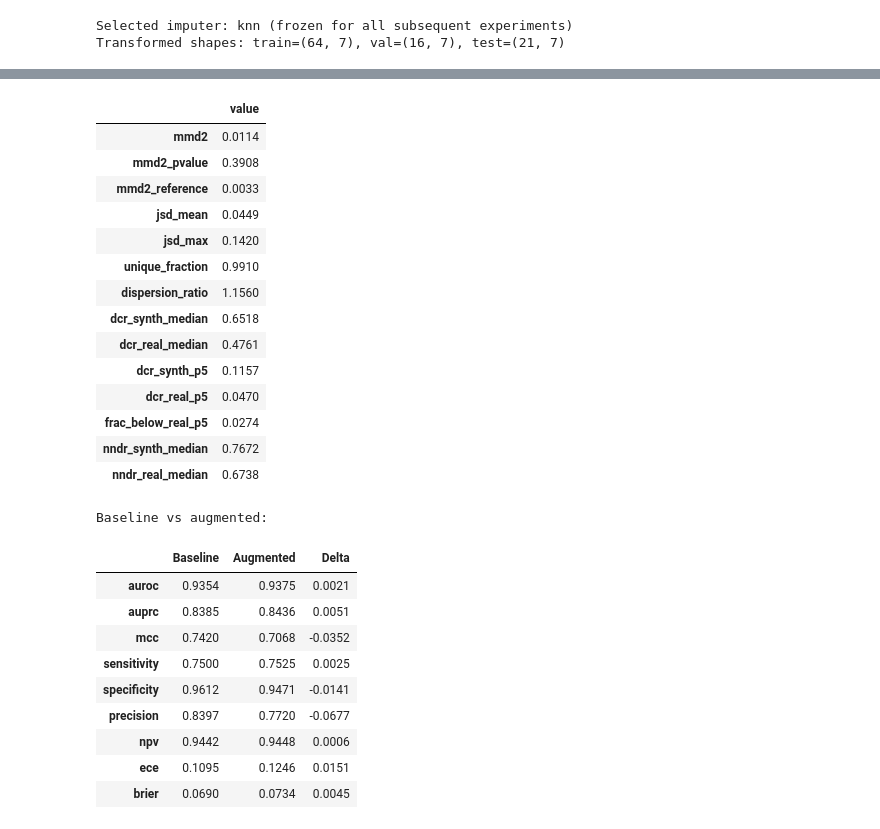
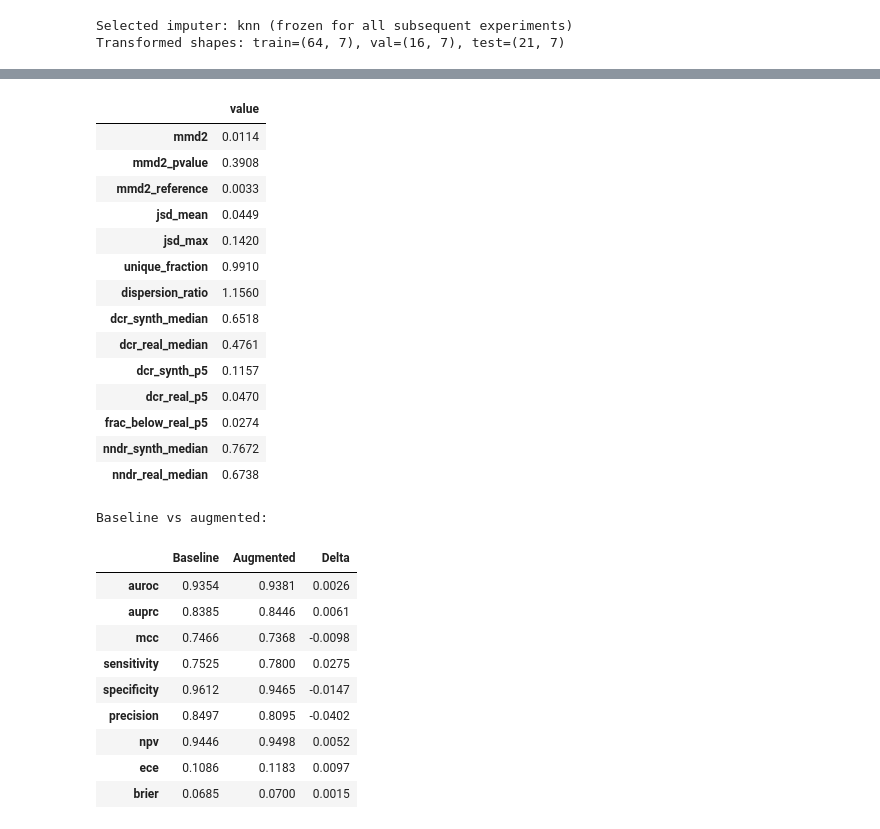
Before and after one commit to syriuslab/GAN_Augmented_Neuroblastoma, a Jupyter notebook: notebooks/GAN_ML_NeuroBlastoma.ipynb, the cells around one changed output, grey strips where cells are left out. Cells and saved outputs as stored; diff of their text form; code cells hidden in the pictures.

```diff
--- a/notebooks/GAN_ML_NeuroBlastoma.ipynb
+++ b/notebooks/GAN_ML_NeuroBlastoma.ipynb
@@ -1037,14 +1054,15 @@ import time, json, pickle
 import numpy as np
 import pandas as pd
 from pathlib import Path
+from joblib import Parallel, delayed
 from sklearn.base import clone
+from sklearn.model_selection import StratifiedShuffleSplit
 from sklearn.neighbors import NearestNeighbors
 from sdv.metadata import Metadata
 from sdv.single_table import CTGANSynthesizer
 from sdv.sampling import Condition
 
 CONTINUOUS_COLUMNS = ["age_diagnosis_days", "tumor_percentage"]
-AUDIT_N_SAMPLES = 100   # audit batch, larger than the rows added to a fold
 
 # ------------------------------------------------------------
 # Checkpointing
@@ -1062,7 +1080,7 @@ def save_checkpoint(name, obj):
     """Persist a result. DataFrames go to Parquet, everything else to pickle."""
     if isinstance(obj, pd.DataFrame):
         path = CKPT_DIR / f"{name}.parquet"
-        obj.reset_index().to_parquet(path)
+        obj.reset_index(drop=True).to_parquet(path)
     else:
         path = CKPT_DIR / f"{name}.pkl"
         with open(path, "wb") as fh:
@@ -1085,6 +1103,41 @@ def load_checkpoint(name, index_col=None):
         with open(pkl, "rb") as fh:
             return pickle.load(fh)
     return None
+
+
+def repair_folds(frame, X_c, y_c, augment_fn=None, label="", n_jobs=None):
+    """Recompute the folds in which the retained calibration is not admissible.
+
+    A calibration must preserve the ranking of the patients, and it must leave
+    at least one patient above the classification threshold. Folds that fail
+    either condition are recomputed with the current selection rule, while the
+    others are kept, so a stored result can be corrected without repeating the
+    whole sweep.
+    """
+    inverted = (frame["auroc"] - frame["auroc_raw"]).abs() > 1e-9
+    emptied = ((frame["sensitivity"] == 0)
+               & (frame["calibration_method"] != "identity"))
+    broken = frame.index[inverted | emptied]
+    if len(broken) == 0:
+        print(f"[{label}] no fold to repair")
+        return frame, 0
+
+    iterations = [int(frame.loc[pos, "iteration"]) for pos in broken]
+    splits = list(StratifiedShuffleSplit(
+        n_splits=len(frame), test_size=HOLDOUT_TEST_SIZE,
+        random_state=RANDOM_SEED).split(X_c, y_c))
+
+    print(f"[{label}] recomputing {len(broken)} fold(s): {iterations}")
+    results = Parallel(n_jobs=n_jobs or N_JOBS, verbose=0)(
+        delayed(_run_iteration)(i, splits[i - 1][0], splits[i - 1][1],
+                                X_c, y_c, augment_fn)
+        for i in iterations)
+
+    for pos, (row, _) in zip(broken, results):
+        for col, value in row.items():
+            if col in frame.columns:
+                frame.loc[pos, col] = value
+    return frame, len(broken)
 
 
 print(f"Checkpoint directory: {CKPT_DIR.resolve()}")
@@ -1193,7 +1246,9 @@ def jsd_marginals(real: pd.DataFrame, synth: pd.DataFrame, n_bins=None):
         m = 0.5 * (p + q)
         with np.errstate(divide="ignore", invalid="ignore"):
             kl = lambda a, b: np.nansum(
-                np.where(a > 0, a * np.log2(np.where(a > 0, a, 1) / np.where(b > 0, b, 1)), 0.0))
+                np.where(a > 0,
+                         a * np.log2(np.where(a > 0, a, 1) / np.where(b > 0, b, 1)),
+                         0.0))
             values[col] = float(0.5 * kl(p, m) + 0.5 * kl(q, m))
     return values
 
@@ -1319,6 +1374,11 @@ audit_df = load_checkpoint("audit")
 
 if cv_aug is not None and audit_df is not None:
     print(f"\nReusing checkpointed augmented results ({len(cv_aug)} iterations).")
+    cv_aug, _repaired = repair_folds(
+        cv_aug, X, y, augment_fn=make_augment_fn(SYNTH_RATIO, audit=False),
+        label="GSE3960 augmented")
+    if _repaired:
+        save_checkpoint("cv_augmented", cv_aug)
 else:
     _t0 = time.time()
     cv_aug, audit_df = run_repeated_holdout(
@@ -1327,6 +1387,8 @@ else:
     print(f"\nElapsed: {(time.time() - _t0) / 60:.1f} min")
     save_checkpoint("cv_augmented", cv_aug)
     save_checkpoint("audit", audit_df)
+
+save_checkpoint("cv_baseline", cv_df)
 
 summarise(cv_aug, label="Augmented — ")
 
@@ -1367,33 +1429,33 @@ Specificity      0.9471   ± 0.0551 [0.8235, 1.0000]
 
 Synthetic rows per fold: mean=6.0, folds skipped=0
 
 Synthetic-data audit (mean over folds):
 |  | value |
 | mmd2 | 0.0114 |
 | mmd2_pvalue | 0.3908 |
 | mmd2_reference | 0.0033 |
 | jsd_mean | 0.0449 |
 | jsd_max | 0.1420 |
 | unique_fraction | 0.9910 |
 | dispersion_ratio | 1.1560 |
 | dcr_synth_median | 0.6518 |
 | dcr_real_median | 0.4761 |
 | dcr_synth_p5 | 0.1157 |
 | dcr_real_p5 | 0.0470 |
 | frac_below_real_p5 | 0.0274 |
 | nndr_synth_median | 0.7672 |
 | nndr_real_median | 0.6738 |
 Baseline vs augmented:
 |  | Baseline | Augmented | Delta |
-| auroc | 0.9354 | 0.9375 | 0.0021 |
-| auprc | 0.8385 | 0.8436 | 0.0051 |
-| mcc | 0.7420 | 0.7068 | -0.0352 |
-| sensitivity | 0.7500 | 0.7525 | 0.0025 |
-| specificity | 0.9612 | 0.9471 | -0.0141 |
-| precision | 0.8397 | 0.7720 | -0.0677 |
-| npv | 0.9442 | 0.9448 | 0.0006 |
-| ece | 0.1095 | 0.1246 | 0.0151 |
-| brier | 0.0690 | 0.0734 | 0.0045 |
+| auroc | 0.9354 | 0.9381 | 0.0026 |
+| auprc | 0.8385 | 0.8446 | 0.0061 |
+| mcc | 0.7466 | 0.7368 | -0.0098 |
+| sensitivity | 0.7525 | 0.7800 | 0.0275 |
+| specificity | 0.9612 | 0.9465 | -0.0147 |
+| precision | 0.8497 | 0.8095 | -0.0402 |
+| npv | 0.9446 | 0.9498 | 0.0052 |
+| ece | 0.1086 | 0.1183 | 0.0097 |
+| brier | 0.0685 | 0.0700 | 0.0015 |
 # %%
 # ============================================================
 # Part 7 — Single augmented model and synthetic-ratio sensitivity
```
Also changed, not shown: parts of 8 cells of this notebook.
